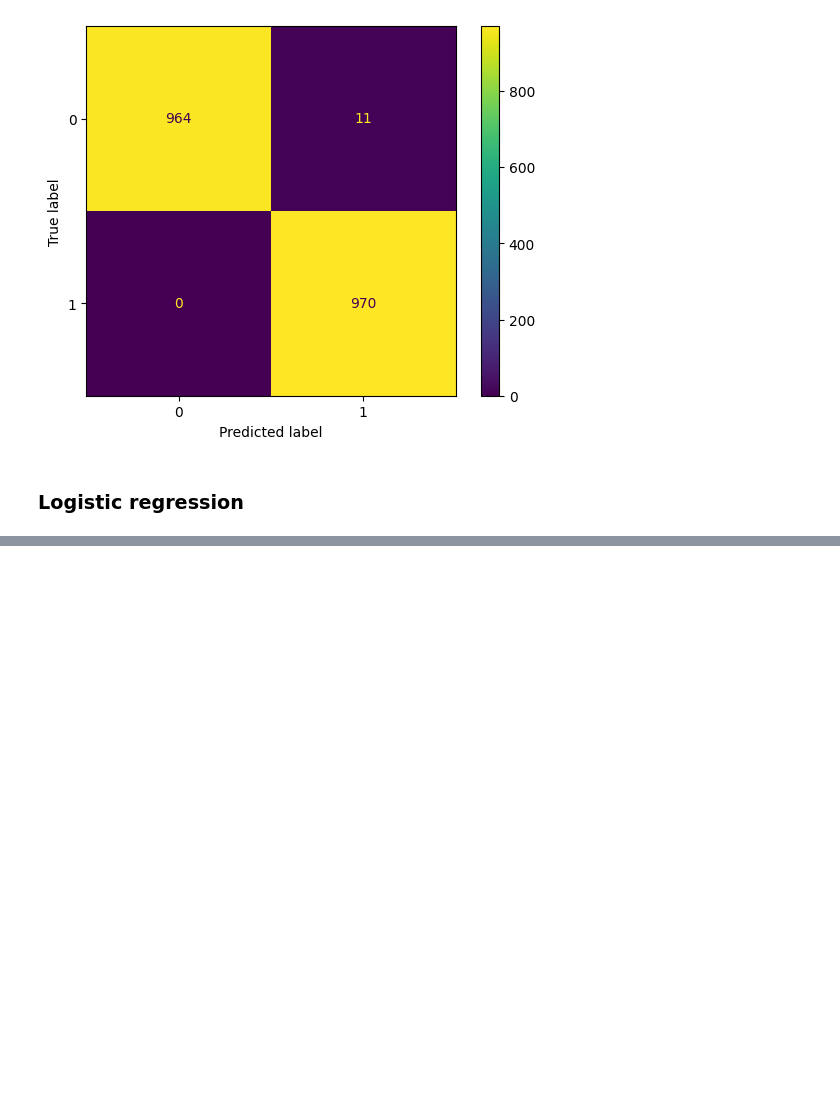
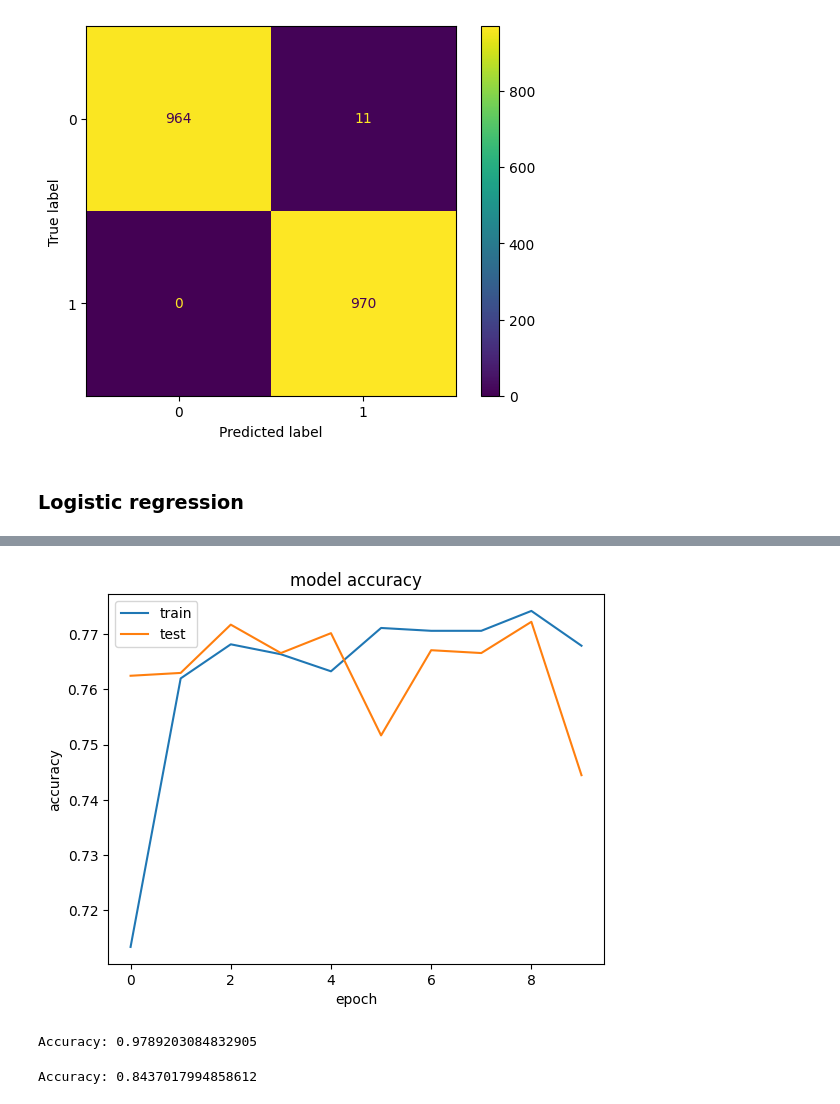
Before and after one commit to imostafizur/CSE498R, a Jupyter notebook: brain_stroke/BrainStrokePrediction.ipynb, the cells around one changed output, grey strips where cells are left out. Drawn from its saved outputs; the diff is of its cells as text; code cells hidden in the pictures; blank space fills up the shorter version.

```diff
--- a/brain_stroke/BrainStrokePrediction.ipynb
+++ b/brain_stroke/BrainStrokePrediction.ipynb
@@ -468,0 +513,7 @@ with open('model.pickle','wb') as f:
+# %%
+# AdaBoost
+from sklearn.ensemble import AdaBoostClassifier
+ada = AdaBoostClassifier(n_estimators = 200, random_state = 0)
+ada.fit(X_train, y_train)
+y_pred_ada = ada.predict(X_test)
+print('Accuracy:', accuracy_score(y_test, y_pred_ada))
@@ -468,0 +560,24 @@ with open('model.pickle','wb') as f:
+# %%
+# Traing for parkinsons
+X_train = np.array(X_train)
+X_train = np.reshape(X_train, (X_train.shape[0], X_train.shape[1], 1))
+X_test = np.array(X_test)
+X_test = np.reshape(X_test, (X_test.shape[0], X_test.shape[1], 1))
+y_train = np.array(y_train)
+y_test = np.array(y_test)
+# %%
+# Train
+model = Sequential()
+model.add(LSTM(128, input_shape=(X_train.shape[1], 1), return_sequences=True))
+model.add(Dropout(0.2))
+model.add(LSTM(128, return_sequences=True))
+model.add(Dropout(0.2))
+model.add(LSTM(128))
+model.add(Dropout(0.2))
+model.add(Dense(32, activation='relu'))
+model.add(Dropout(0.2))
+model.add(Dense(2, activation='softmax'))
+model.compile(loss='sparse_categorical_crossentropy',
+              optimizer='adam', metrics=['accuracy'])
+model.fit(X_train, y_train, epochs=10, batch_size=32,
+          validation_data=(X_test, y_test))
@@ -468,0 +606,29 @@ with open('model.pickle','wb') as f:
+# %%
+# Accuracy graph
+plt.plot(model.history.history['accuracy'])
+plt.plot(model.history.history['val_accuracy'])
+plt.title('model accuracy')
+plt.ylabel('accuracy')
+plt.xlabel('epoch')
+plt.legend(['train', 'test'], loc='upper left')
+plt.show()
+# %% [output]
+[figure, added]
+# %%
+# XGBoost
+from xgboost import XGBClassifier
+xgb = XGBClassifier()
+xgb.fit(X_train, y_train)
+y_pred_xgb = xgb.predict(X_test)
+print('Accuracy:', accuracy_score(y_test, y_pred_xgb))
+# %% [output]
+Accuracy: 0.9789203084832905
+# %%
+# Gradient Boosting
+from sklearn.ensemble import GradientBoostingClassifier
+gb = GradientBoostingClassifier()
+gb.fit(X_train, y_train)
+y_pred_gb = gb.predict(X_test)
+print('Accuracy:', accuracy_score(y_test, y_pred_gb))
+# %% [output]
+Accuracy: 0.8437017994858612
```
Also changed, not shown: parts of 17 cells of this notebook, 2 other files.
